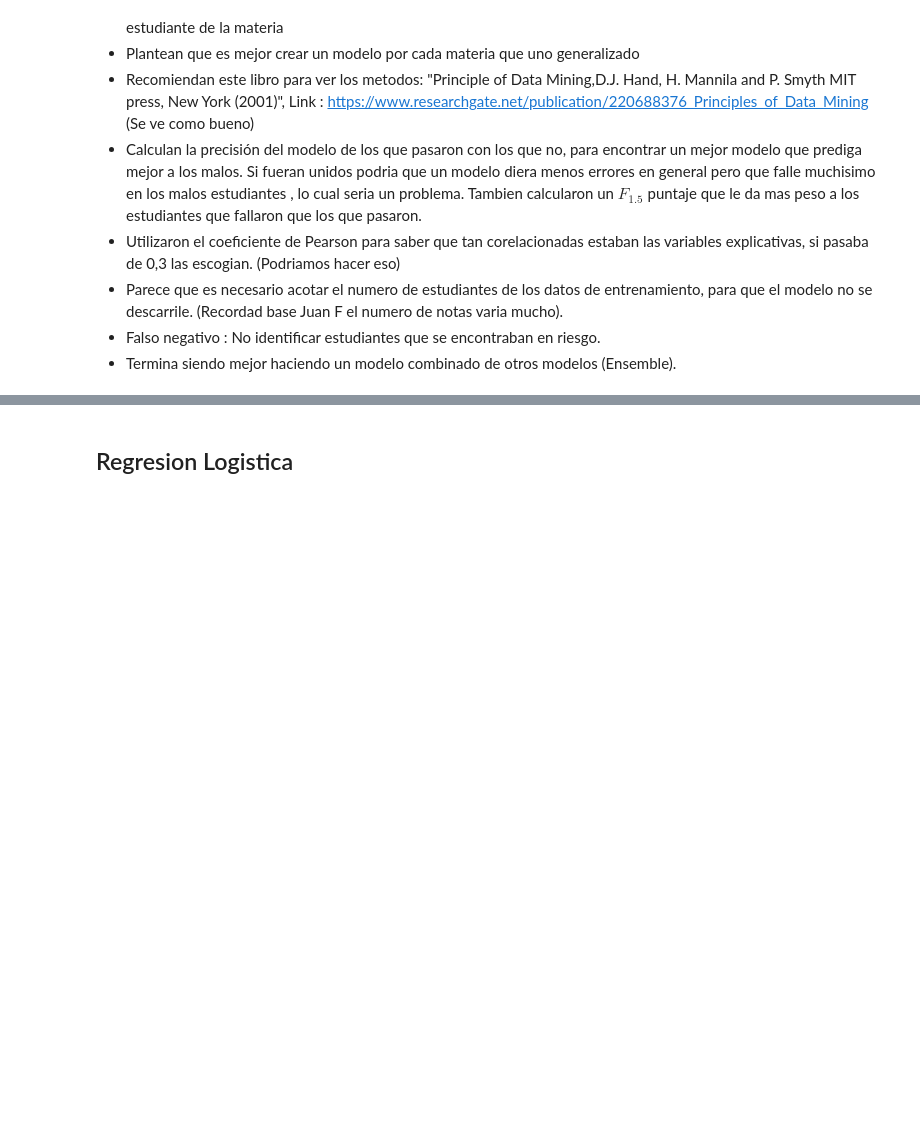
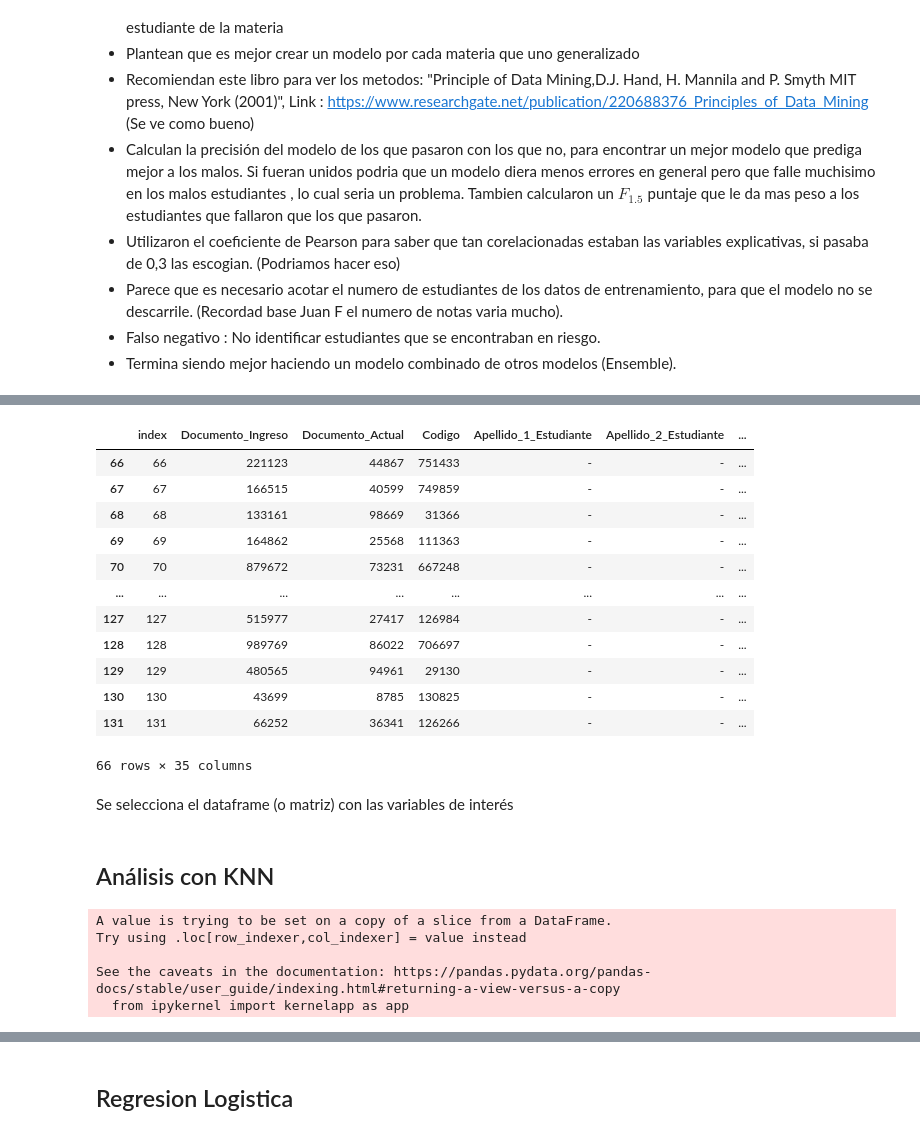
Before and after one commit to juanis2112/capstone2020, a Jupyter notebook: datos_prueba/Modelo_Estadistico.ipynb, the cells around one changed output, grey strips where cells are left out. Cells and saved outputs as stored; diff of their text form; code cells hidden in the pictures; blank space fills up the shorter version.

```diff
--- a/datos_prueba/Modelo_Estadistico.ipynb
+++ b/datos_prueba/Modelo_Estadistico.ipynb
@@ -43,0 +70,20 @@ Miguel : Regresion Logistica y Clasificador bayesiano
+# %%
+#Se selecciona el nombre de una asignatura
+materia = completo[completo["Nombre_Asignatura"]=="Algebra lineal"]
+materia
+# %% [output]
+|  | index | Documento_Ingreso | Documento_Actual | Codigo | Apellido_1_Estudiante | Apellido_2_Estudiante | ... |
+| 66 | 66 | 221123 | 44867 | 751433 | - | - | ... |
+| 67 | 67 | 166515 | 40599 | 749859 | - | - | ... |
+| 68 | 68 | 133161 | 98669 | 31366 | - | - | ... |
+| 69 | 69 | 164862 | 25568 | 111363 | - | - | ... |
+| 70 | 70 | 879672 | 73231 | 667248 | - | - | ... |
+| ... | ... | ... | ... | ... | ... | ... | ... |
+| 127 | 127 | 515977 | 27417 | 126984 | - | - | ... |
+| 128 | 128 | 989769 | 86022 | 706697 | - | - | ... |
+| 129 | 129 | 480565 | 94961 | 29130 | - | - | ... |
+| 130 | 130 | 43699 | 8785 | 130825 | - | - | ... |
+| 131 | 131 | 66252 | 36341 | 126266 | - | - | ... |
+66 rows × 35 columns
+# %% [markdown]
+Se selecciona el dataframe (o matriz) con las variables de interés
@@ -43,0 +93,2 @@ Miguel : Regresion Logistica y Clasificador bayesiano
+# %% [markdown]
+## Análisis con KNN
@@ -43,0 +103,10 @@ Miguel : Regresion Logistica y Clasificador bayesiano
+# %%
+#materia = completo[completo["Nombre_Asignatura"]=="Algebra lineal"]
+materia["Paso"] = materia.apply(lambda row: funcion_paso(row["Nota_final"]),axis=1 )
+my_labels = materia["Paso"]
+# %% [output]
+A value is trying to be set on a copy of a slice from a DataFrame.
+Try using .loc[row_indexer,col_indexer] = value instead
+
+See the caveats in the documentation: https://pandas.pydata.org/pandas-docs/stable/user_guide/indexing.html#returning-a-view-versus-a-copy
+  from ipykernel import kernelapp as app
```
Also changed, not shown: parts of 35 cells of this notebook.
